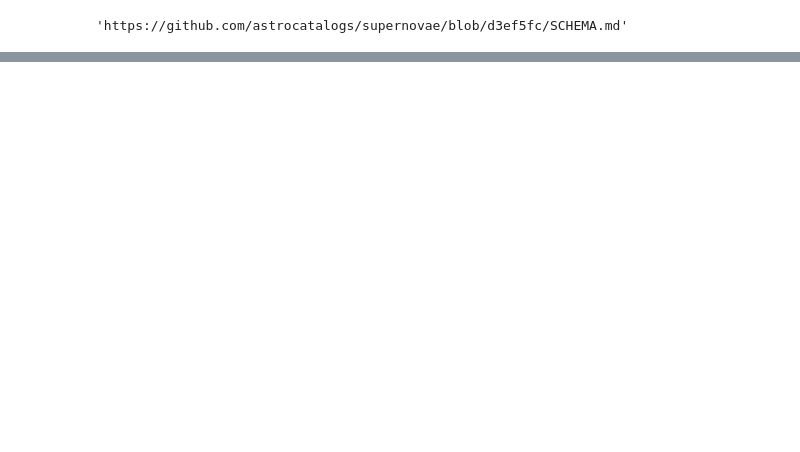
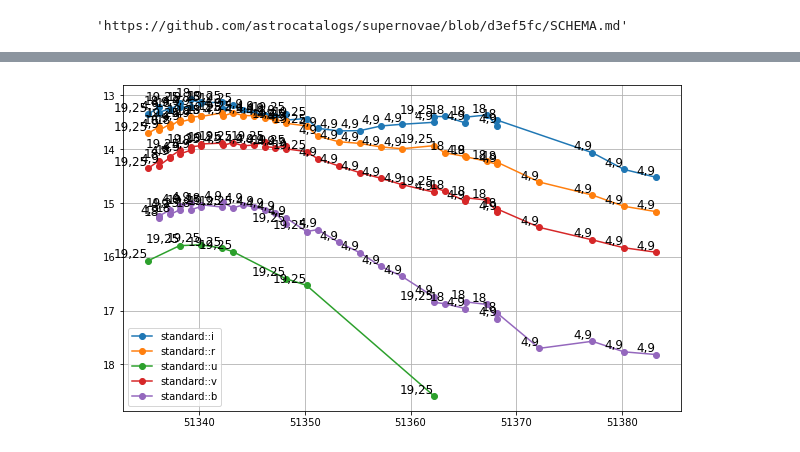
Before and after one commit to piramon-kumnurdmanee/virgo_ia, a Jupyter notebook: JSON read+plot+fit demo.ipynb, the cells around one changed output, grey strips where cells are left out. Saved outputs shown, nothing was run; the diff lists cells and outputs as text; code cells hidden in the pictures; blank space fills up the shorter version.

```diff
--- a/JSON read+plot+fit demo.ipynb
+++ b/JSON read+plot+fit demo.ipynb
@@ -217,3 +252,28 @@ plt.show()
+# %%
+def plot_photometry_with_sources(photometry_by_band, sources_list):
+    # Plot photometry data for each band
+    for band, data in photometry_by_band.items():
+        plt.plot(data['times'], data['magnitudes'], marker='o', linestyle='-', label=f'{band}')
+
+        # Add text next to each data point showing the source
+        for i in range(len(data['times'])):
+            time = data['times'][i]
+            magnitude = data['magnitudes'][i]
+            source = data['sources'][i]  # Get the source from the list
+            # Add text next to the data point
+            plt.text(time, magnitude, source, ha='right', va='bottom', fontsize=12)
+
+    # Add a legend
+    plt.legend()
+    plt.grid(True)
+    plt.gca().invert_yaxis()  # Invert y-axis since brighter means lower magnitude
+
+    # Show the plot
+    plt.show()
+
+plot_photometry_with_sources(photometry_by_band, sn['sources'])
+# %% [output]
+[figure, added]
 # %%
 spectra = sn['spectra']
 #spectra
```
Also changed, not shown: parts of 14 cells of this notebook.
